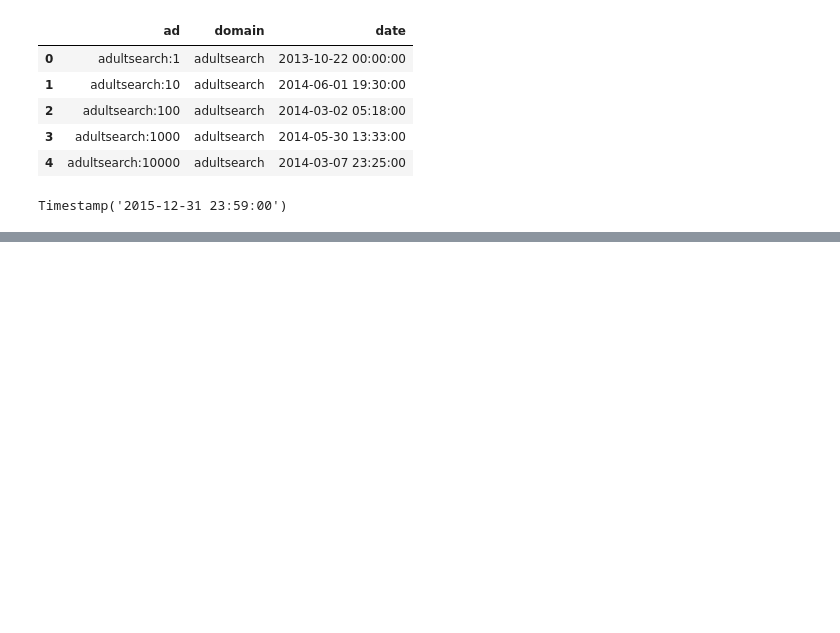
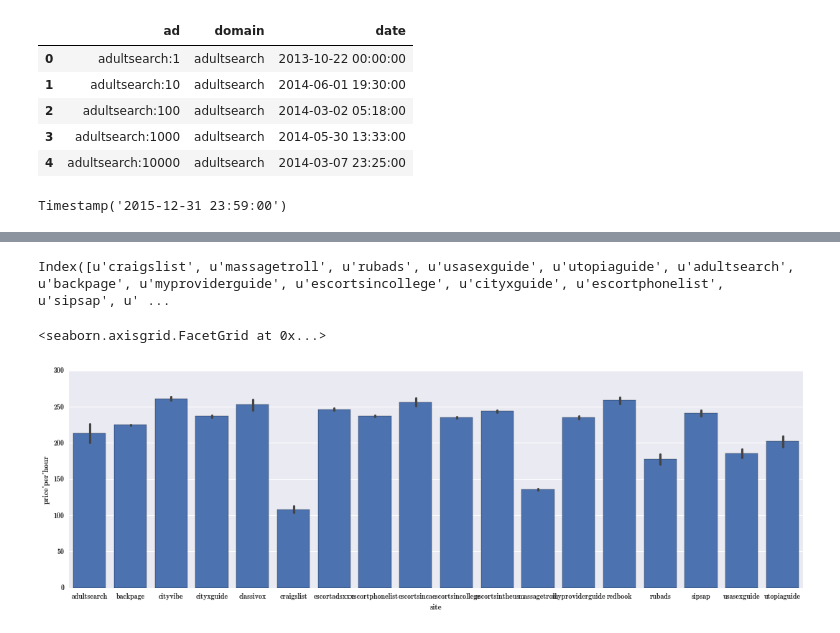
Before and after one commit to giantoak/memex-diagnostics, a Jupyter notebook: notebooks/Max Analytical Papers.ipynb, the cells around one changed output, grey strips where cells are left out. Saved outputs shown, nothing was run; the diff lists cells and outputs as text; code cells hidden in the pictures; blank space fills up the shorter version.

Commit message:
Site-level analysis of price

```diff
--- a/notebooks/Max Analytical Papers.ipynb
+++ b/notebooks/Max Analytical Papers.ipynb
@@ -107 +101,7 @@ plt.savefig(os.path.join(plot_dir, 'boards', 'counts_by_quarters_since
 [figure]
+# %%
+# Pricing
+
+df_prices = pd.read_csv(os.path.join(data_dir, 'made/ad_prices_by_ad.csv'))
+# %%
+df_prices['site'] = df_prices.ad_id.str.split(':').str.get(0)
@@ -107,0 +121,9 @@ plt.savefig(os.path.join(plot_dir, 'boards', 'counts_by_quarters_since
+# %%
+prices_by_site.sort(columns=['mean']).index
+# %% [output]
+Index([u'craigslist', u'massagetroll', u'rubads', u'usasexguide', u'utopiaguide', u'adultsearch', u'backpage', u'myproviderguide', u'escortsincollege', u'cityxguide', u'escortphonelist', u'sipsap', u' ...
+# %%
+sns.factorplot('site', 'price_per_hour', data=df_prices, aspect=3, ci=95)
+# %% [output]
+<seaborn.axisgrid.FacetGrid at 0x...>
+[figure, added]
```
Also changed, not shown: parts of 6 cells of this notebook, 1 other file.
